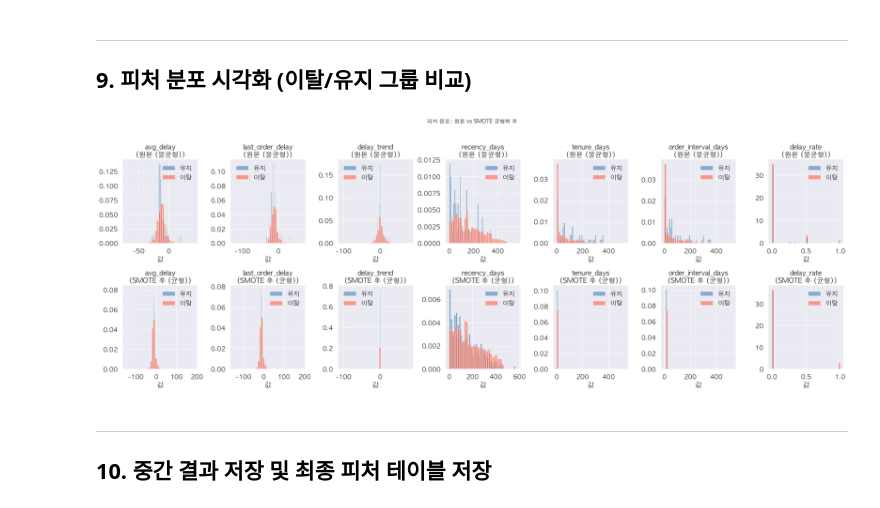
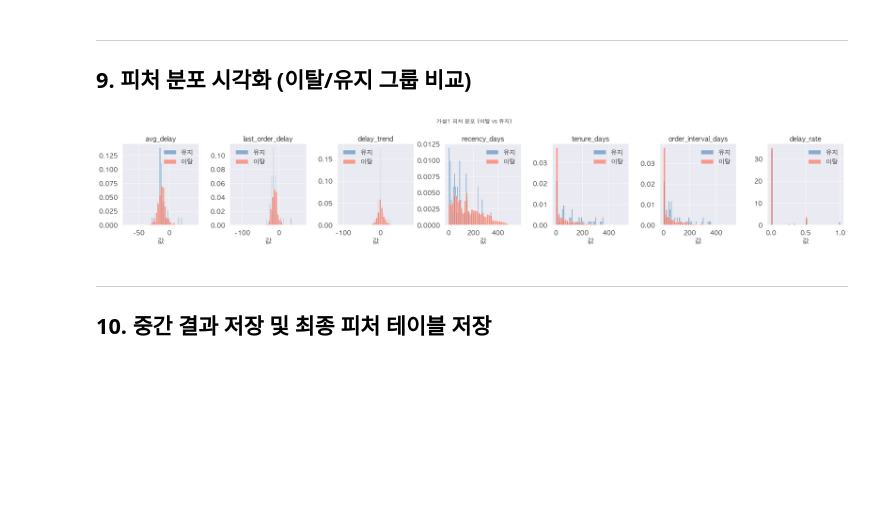
Before and after one commit to Jeongmxxjxx/olist-churn-project, a Jupyter notebook: notebooks/02_feature_engineering.ipynb, the cells around one changed output. Saved outputs shown, nothing was run; the diff lists cells and outputs as text; code cells hidden in the pictures; blank space fills up the shorter version.

```diff
--- a/notebooks/02_feature_engineering.ipynb
+++ b/notebooks/02_feature_engineering.ipynb
@@ -417,27 +260,23 @@ print(f"  이탈 (label=1): {vc[1]:,}명 ({vr[1]:.1%})")
 # %%
 feat_cols_plot = ['avg_delay', 'last_order_delay', 'delay_trend', 'recency_days',
                   'tenure_days', 'order_interval_days', 'delay_rate']
-fig, axes = plt.subplots(2, len(feat_cols_plot), figsize=(28, 10))
+fig, axes = plt.subplots(1, len(feat_cols_plot), figsize=(28, 5))
 
 for col_i, col in enumerate(feat_cols_plot):
-    for row_i, (df_plot, title_suffix) in enumerate([
-        (features,       '원본 (불균형)'),
-        (features_smote, 'SMOTE 후 (균형)'),
-    ]):
-        ax = axes[row_i][col_i]
-        for label_val, color, name in [(0, 'steelblue', '유지'), (1, 'tomato', '이탈')]:
-            subset = df_plot[df_plot['label'] == label_val][col].dropna()
-            ax.hist(subset, bins=40, alpha=0.6, color=color, label=name, density=True)
-        ax.set_title(f'{col}\n({title_suffix})')
-        ax.set_xlabel('값')
-        ax.legend()
+    ax = axes[col_i]
+    for label_val, color, name in [(0, 'steelblue', '유지'), (1, 'tomato', '이탈')]:
+        subset = features[features['label'] == label_val][col].dropna()
+        ax.hist(subset, bins=40, alpha=0.6, color=color, label=name, density=True)
+    ax.set_title(col)
+    ax.set_xlabel('값')
+    ax.legend()
 
-plt.suptitle('피처 분포: 원본 vs SMOTE 균형화 후', fontsize=14, y=1.02)
+plt.suptitle('가설1 피처 분포 (이탈 vs 유지)', fontsize=14)
 plt.tight_layout()
 plt.savefig('../outputs/fe_h1_feature_distributions.png', dpi=150, bbox_inches='tight')
 plt.show()
 # %% [output]
-[figure, old version]
+[figure, new version]
 # %% [markdown]
 ---
 ## 10. 중간 결과 저장 및 최종 피처 테이블 저장
```
Also changed, not shown: parts of 7 cells of this notebook, 3 other files.
